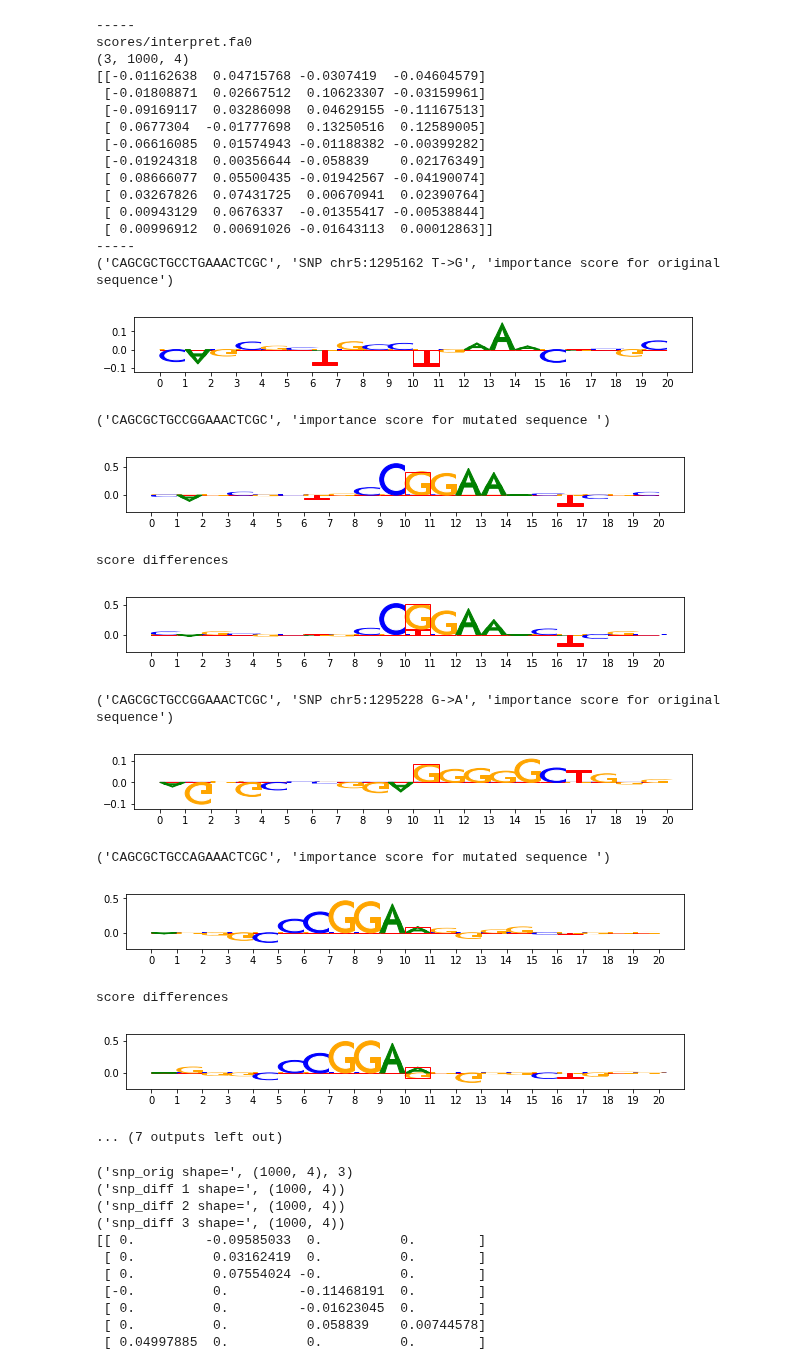
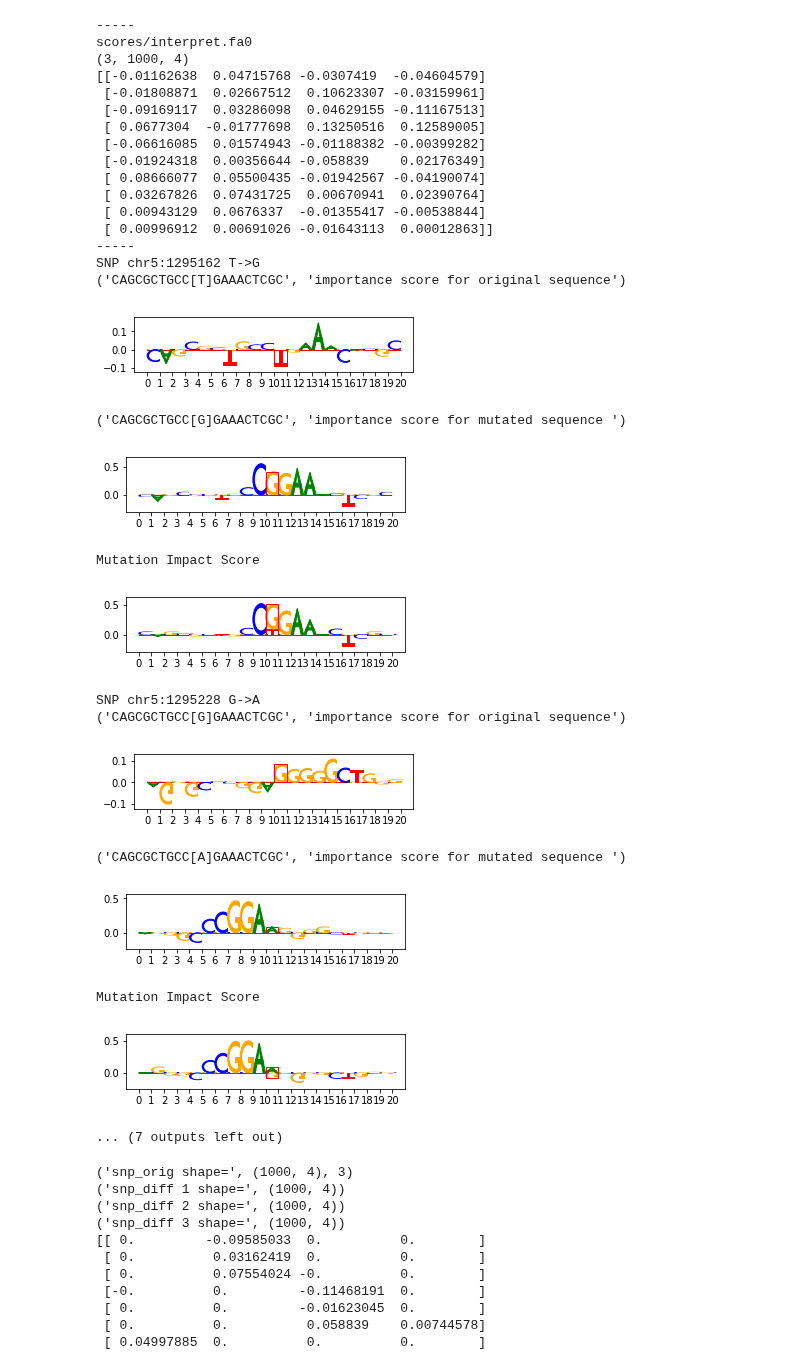
Before and after one commit to kundajelab/tfmodisco_bio_experiments, a Jupyter notebook: results/surya/GABPA/GABPA_18_09_19/snp_analysis_2/gen_bis_scores.ipynb, the cells around one changed output. Cells and saved outputs as stored; diff of their text form; code cells hidden in the pictures.

```diff
--- a/results/surya/GABPA/GABPA_18_09_19/snp_analysis_2/gen_bis_scores.ipynb
+++ b/results/surya/GABPA/GABPA_18_09_19/snp_analysis_2/gen_bis_scores.ipynb
@@ -248,13 +248,17 @@ allele_idx = [2,0,0] # T->G(2), G->A(0), G->A(0)
 
 snp_desc   = ["SNP chr5:1295162 T->G", "SNP chr5:1295228 G->A", "SNP chr5:1295250 G->A"]
 
+def seqs_str(seqs):
+    return seqs[0][490:500] + '[' + seqs[0][500:501] + ']' + seqs[0][501:510]
+
 #print("snp_orig shape=", snp_orig[0].shape, len(snp_orig))
 for snp in range(3):
     #print(fasta_sequences[snp][495:505])
     #print(snp_orig[snp][495:505])
-    print(seqs[0][490:510], snp_desc[snp], "importance score for original sequence")
+    print(snp_desc[snp])
+    print(seqs_str(seqs), "importance score for original sequence")
 
-    viz_sequence.plot_weights(snp_orig[snp][490:510], figsize=(10,1), highlight={'r':[(10,11)]})
+    viz_sequence.plot_weights(snp_orig[snp][490:510], figsize=(5,1), highlight={'r':[(10,11)]})
 
     bis_scores  = {}
 
@@ -265,49 +269,51 @@ for snp in range(3):
         snp_diff    = [s - o for o,s in zip(snp_orig, snp_allele)] # (10k, 1000)
         #snp_alleles[i] = snp_allele
         snp_diffs  [i] = snp_diff
 
         if i == allele_idx[snp]:
-            print(seqs[0][490:510], "importance score for mutated sequence ")
+            print(seqs_str(seqs), "importance score for mutated sequence ")
             #print(snp_allele[snp][495:505])
-            viz_sequence.plot_weights(snp_allele[snp][490:510], figsize=(10,1), highlight={'r':[(10,11)]})
+            viz_sequence.plot_weights(snp_allele[snp][490:510], figsize=(5,1), highlight={'r':[(10,11)]})
             #print("snp_diff " + str(i+1) + " shape=", snp_diff[0].shape)
-            print("score differences ")
+            print("Mutation Impact Score ")
             #print(snp_diff[snp][495:505])
-            viz_sequence.plot_weights(snp_diff[snp][490:510], figsize=(10,1), highlight={'r':[(10,11)]})
+            viz_sequence.plot_weights(snp_diff[snp][490:510], figsize=(5,1), highlight={'r':[(10,11)]})
 
         bis_scores[i] = [calc_bis_score(diff, 1) for diff in snp_diffs[i]]
         # elementwise max among 3 lists
         #print("bis_scores\n", bis_scores[i])
 
 max_bis_score = np.maximum.reduce([bis_scores[0], bis_scores[1], bis_scores[2]])
 print("len of max_bis_score=", len(max_bis_score), "\n", max_bis_score[:5])
 # %% [output]
 -----
 scores/interpret.fa0
 (3, 1000, 4)
 [[-0.01162638  0.04715768 -0.0307419  -0.04604579]
  [-0.01808871  0.02667512  0.10623307 -0.03159961]
  [-0.09169117  0.03286098  0.04629155 -0.11167513]
  [ 0.0677304  -0.01777698  0.13250516  0.12589005]
  [-0.06616085  0.01574943 -0.01188382 -0.00399282]
  [-0.01924318  0.00356644 -0.058839    0.02176349]
  [ 0.08666077  0.05500435 -0.01942567 -0.04190074]
  [ 0.03267826  0.07431725  0.00670941  0.02390764]
  [ 0.00943129  0.0676337  -0.01355417 -0.00538844]
  [ 0.00996912  0.00691026 -0.01643113  0.00012863]]
 -----
-('CAGCGCTGCCTGAAACTCGC', 'SNP chr5:1295162 T->G', 'importance score for original sequence')
+SNP chr5:1295162 T->G
+('CAGCGCTGCC[T]GAAACTCGC', 'importance score for original sequence')
-[figure, old version]
+[figure, new version]
-('CAGCGCTGCCGGAAACTCGC', 'importance score for mutated sequence ')
+('CAGCGCTGCC[G]GAAACTCGC', 'importance score for mutated sequence ')
-[figure, old version]
+[figure, new version]
-score differences
+Mutation Impact Score
-[figure, old version]
+[figure, new version]
-('CAGCGCTGCCGGAAACTCGC', 'SNP chr5:1295228 G->A', 'importance score for original sequence')
+SNP chr5:1295228 G->A
+('CAGCGCTGCC[G]GAAACTCGC', 'importance score for original sequence')
-[figure, old version]
+[figure, new version]
-('CAGCGCTGCCAGAAACTCGC', 'importance score for mutated sequence ')
+('CAGCGCTGCC[A]GAAACTCGC', 'importance score for mutated sequence ')
-[figure, old version]
+[figure, new version]
-score differences
+Mutation Impact Score
-[figure, old version]
+[figure, new version]
 ... (7 outputs left out)
 # %%
 #diff_scores = get_snp_hyp_score_diff("scores/hyp_scores_task_0.npy")
```
